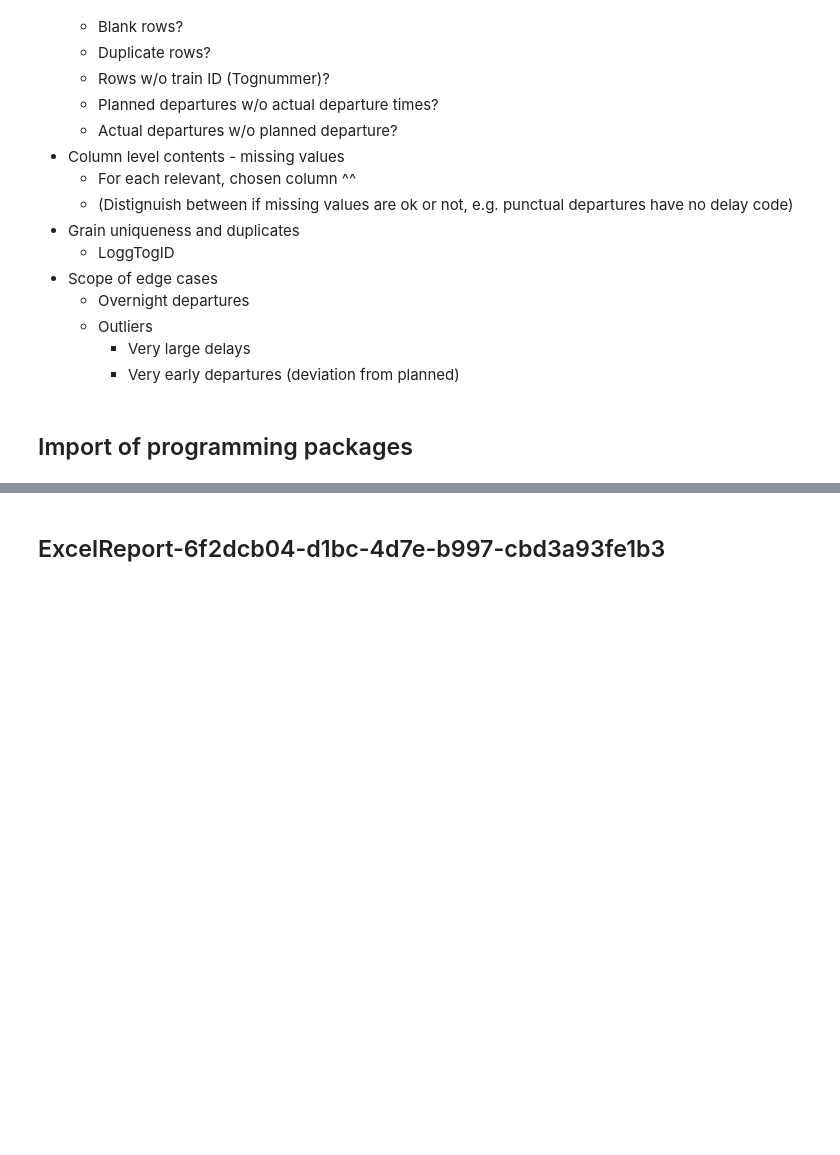
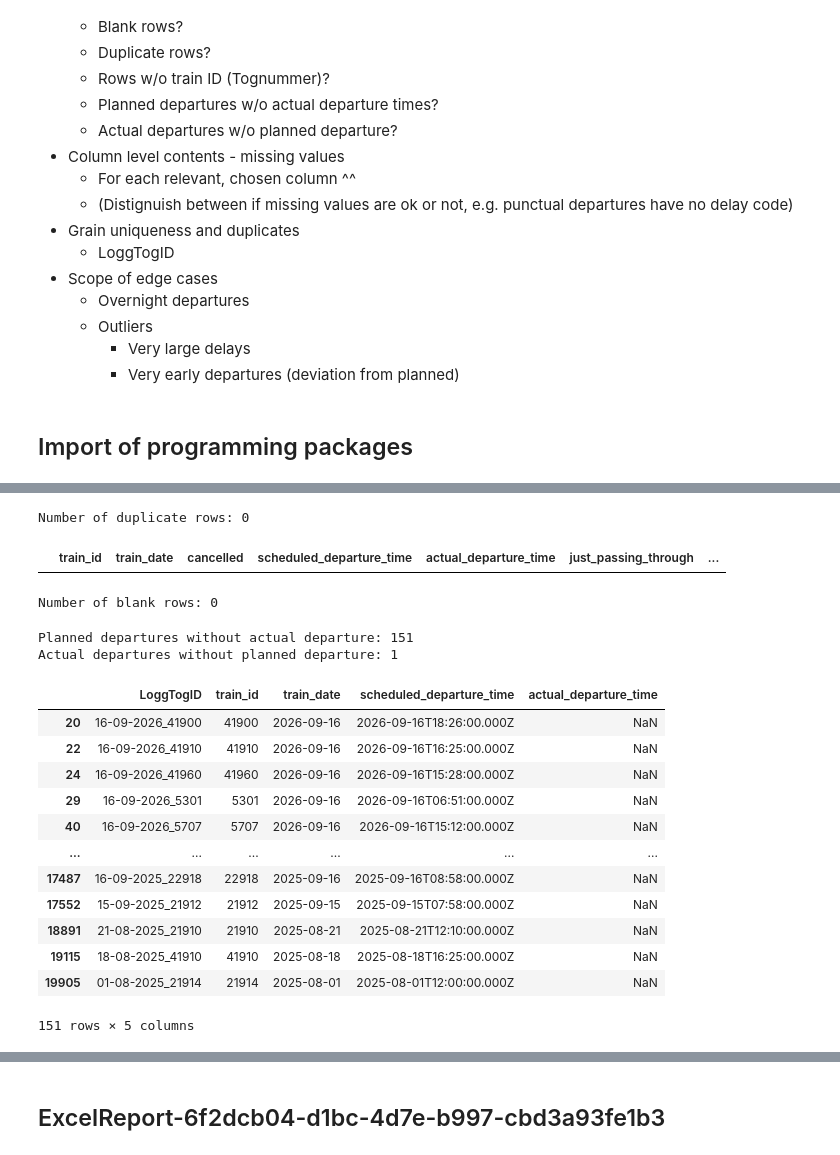
Before and after one commit to KriStrom/masteroppgave26SixSigmaDataanalyse, a Jupyter notebook: 01_measure_phase/01_01_data_quality_analysis.ipynb, the cells around one changed output, grey strips where cells are left out. Cells and saved outputs as stored; diff of their text form; code cells hidden in the pictures; blank space fills up the shorter version.

```diff
--- a/01_measure_phase/01_01_data_quality_analysis.ipynb
+++ b/01_measure_phase/01_01_data_quality_analysis.ipynb
@@ -42,0 +358,74 @@ import pandas as pd
+# %%
+# Duplicate rows
+duplicate_rows = df_vy_timings_filtered[
+    df_vy_timings_filtered.duplicated(keep=False)
+]
+
+print(f"Number of duplicate rows: {len(duplicate_rows)}")
+duplicate_rows
+# %% [output]
+Number of duplicate rows: 0
+|  | train_id | train_date | cancelled | scheduled_departure_time | actual_departure_time | just_passing_through | ... |
+# %%
+# Blank rows
+blank_rows = df_vy_timings_filtered[
+    df_vy_timings_filtered
+    .replace(r"^\s*$", pd.NA, regex=True)
+    .isna()
+    .all(axis=1)
+]
+
+print(f"Number of blank rows: {len(blank_rows)}")
+# %% [output]
+Number of blank rows: 0
+# %%
+# Comparing planned times vs. registered times
+scheduled_missing = df_vy_timings_filtered["scheduled_departure_time"].isna()
+actual_missing = df_vy_timings_filtered["actual_departure_time"].isna()
+
+# Planned departure exists, but actual departure is missing
+planned_without_actual = df_vy_timings_filtered[
+    ~scheduled_missing & actual_missing
+]
+
+# Actual departure exists, but planned departure is missing
+actual_without_planned = df_vy_timings_filtered[
+    scheduled_missing & ~actual_missing
+]
+
+print(
+    "Planned departures without actual departure:",
+    len(planned_without_actual)
+)
+
+print(
+    "Actual departures without planned departure:",
+    len(actual_without_planned)
+)
+# %% [output]
+Planned departures without actual departure: 151
+Actual departures without planned departure: 1
+# %%
+planned_without_actual[
+    [
+        "LoggTogID",
+        "train_id",
+        "train_date",
+        "scheduled_departure_time",
+        "actual_departure_time"
+    ]
+]
+# %% [output]
+|  | LoggTogID | train_id | train_date | scheduled_departure_time | actual_departure_time |
+| 20 | 16-09-2026_41900 | 41900 | 2026-09-16 | 2026-09-16T18:26:00.000Z | NaN |
+| 22 | 16-09-2026_41910 | 41910 | 2026-09-16 | 2026-09-16T16:25:00.000Z | NaN |
+| 24 | 16-09-2026_41960 | 41960 | 2026-09-16 | 2026-09-16T15:28:00.000Z | NaN |
+| 29 | 16-09-2026_5301 | 5301 | 2026-09-16 | 2026-09-16T06:51:00.000Z | NaN |
+| 40 | 16-09-2026_5707 | 5707 | 2026-09-16 | 2026-09-16T15:12:00.000Z | NaN |
+| ... | ... | ... | ... | ... | ... |
+| 17487 | 16-09-2025_22918 | 22918 | 2025-09-16 | 2025-09-16T08:58:00.000Z | NaN |
+| 17552 | 15-09-2025_21912 | 21912 | 2025-09-15 | 2025-09-15T07:58:00.000Z | NaN |
+| 18891 | 21-08-2025_21910 | 21910 | 2025-08-21 | 2025-08-21T12:10:00.000Z | NaN |
+| 19115 | 18-08-2025_41910 | 41910 | 2025-08-18 | 2025-08-18T16:25:00.000Z | NaN |
+| 19905 | 01-08-2025_21914 | 21914 | 2025-08-01 | 2025-08-01T12:00:00.000Z | NaN |
+151 rows × 5 columns
```
Also changed, not shown: parts of 82 cells of this notebook.
